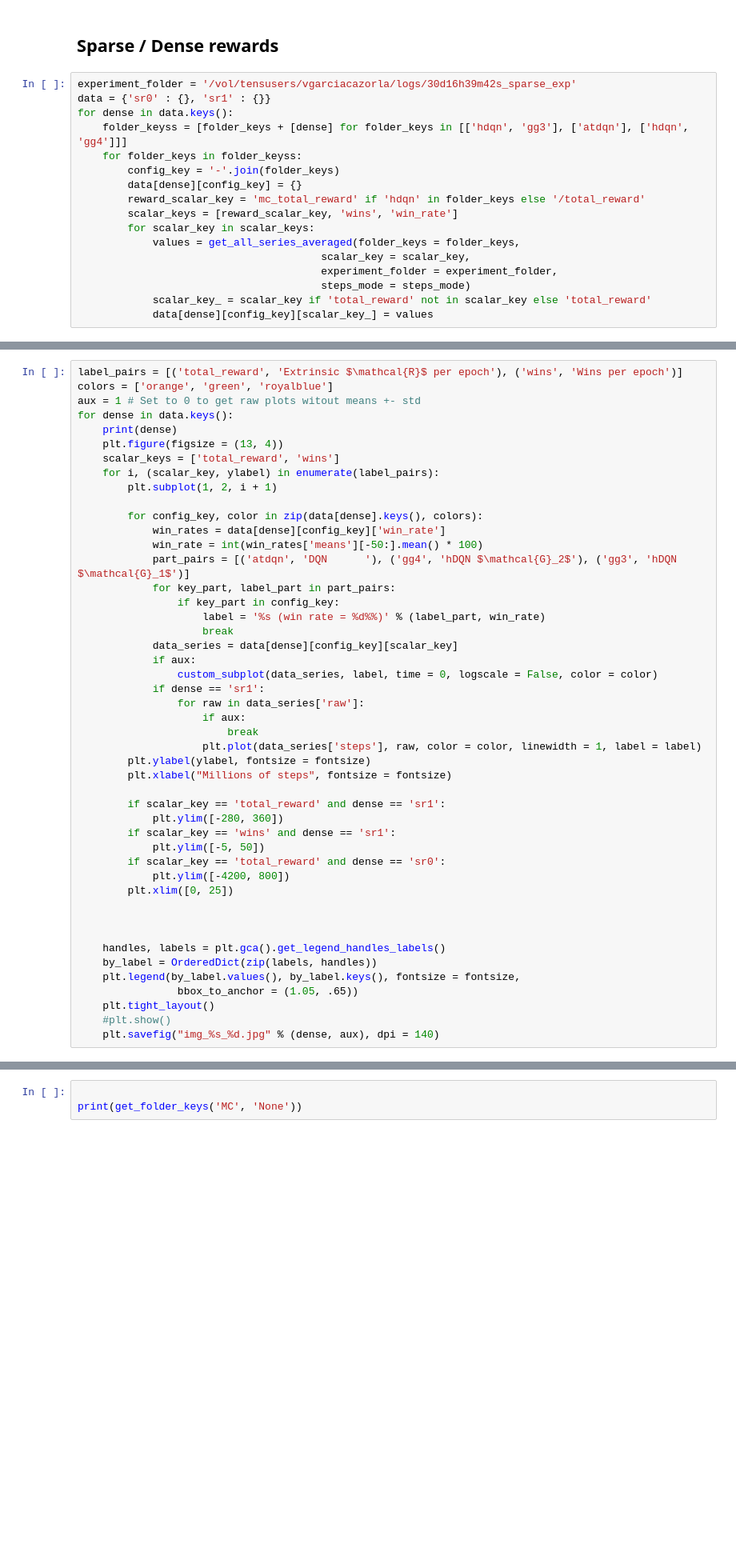
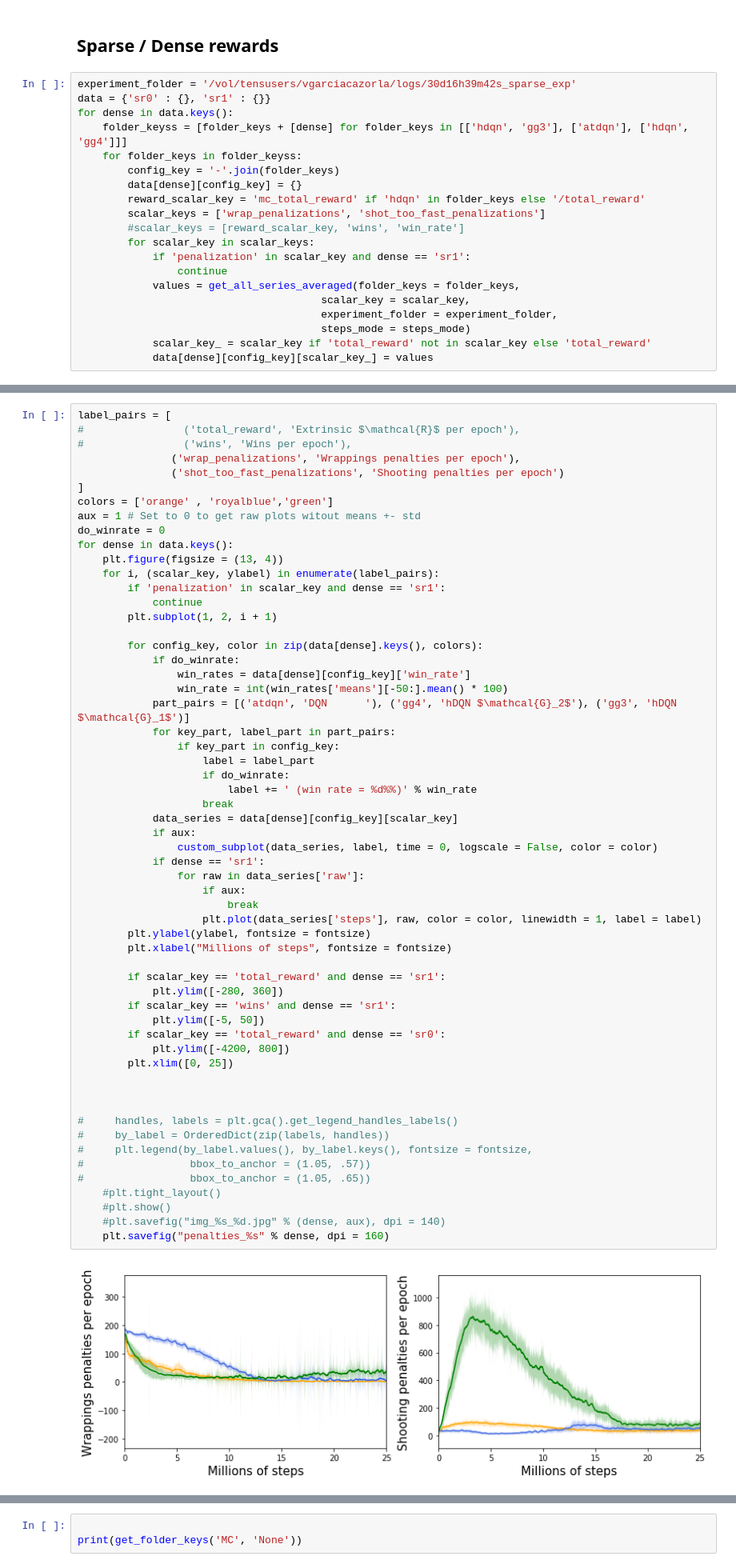
Before and after one commit to hipoglucido/Hierarchical-DRL-Tensorflow, a Jupyter notebook: plots.ipynb, the cells around one changed output, grey strips where cells are left out. Shown at 80% size. Cells and saved outputs as stored; diff of their text form; blank space fills up the shorter version.

Commit message:
More plots

```diff
--- a/plots.ipynb
+++ b/plots.ipynb
@@ -269,8 +276,11 @@ for dense in data.keys():
         config_key = '-'.join(folder_keys)
         data[dense][config_key] = {}
         reward_scalar_key = 'mc_total_reward' if 'hdqn' in folder_keys else '/total_reward'
-        scalar_keys = [reward_scalar_key, 'wins', 'win_rate']
+        scalar_keys = ['wrap_penalizations', 'shot_too_fast_penalizations']
+        #scalar_keys = [reward_scalar_key, 'wins', 'win_rate']
         for scalar_key in scalar_keys:
+            if 'penalization' in scalar_key and dense == 'sr1':
+                continue
             values = get_all_series_averaged(folder_keys = folder_keys,
                                        scalar_key = scalar_key,
                                        experiment_folder = experiment_folder,
@@ -298,48 +308,60 @@ Searching for folder_keys='['hdqn', 'gg3', 'sr0']' in /vol/tensusers/vgarciacazo
 # %%
-label_pairs = [('total_reward', 'Extrinsic $\mathcal{R}$ per epoch'), ('wins', 'Wins per epoch')]
-colors = ['orange', 'green', 'royalblue']
+label_pairs = [
+#                ('total_reward', 'Extrinsic $\mathcal{R}$ per epoch'),
+#                ('wins', 'Wins per epoch'),
+               ('wrap_penalizations', 'Wrappings penalties per epoch'),
+               ('shot_too_fast_penalizations', 'Shooting penalties per epoch')
+]
+colors = ['orange' , 'royalblue','green']
 aux = 1 # Set to 0 to get raw plots witout means +- std
+do_winrate = 0
 for dense in data.keys():
-    print(dense)
     plt.figure(figsize = (13, 4))
-    scalar_keys = ['total_reward', 'wins']
     for i, (scalar_key, ylabel) in enumerate(label_pairs):
+        if 'penalization' in scalar_key and dense == 'sr1':
+            continue
         plt.subplot(1, 2, i + 1)
 
         for config_key, color in zip(data[dense].keys(), colors):
-            win_rates = data[dense][config_key]['win_rate']
-            win_rate = int(win_rates['means'][-50:].mean() * 100)
+            if do_winrate:
+                win_rates = data[dense][config_key]['win_rate']
+                win_rate = int(win_rates['means'][-50:].mean() * 100)
             part_pairs = [('atdqn', 'DQN      '), ('gg4', 'hDQN $\mathcal{G}_2$'), ('gg3', 'hDQN $\mathcal{G}_1$')]
             for key_part, label_part in part_pairs:
                 if key_part in config_key:
-                    label = '%s (win rate = %d%%)' % (label_part, win_rate)
+                    label = label_part
+                    if do_winrate:
+                        label += ' (win rate = %d%%)' % win_rate
                     break
             data_series = data[dense][config_key][scalar_key]
             if aux:
                 custom_subplot(data_series, label, time = 0, logscale = False, color = color)
             if dense == 'sr1':
                 for raw in data_series['raw']:
                     if aux:
                         break
                     plt.plot(data_series['steps'], raw, color = color, linewidth = 1, label = label)
         plt.ylabel(ylabel, fontsize = fontsize)
         plt.xlabel("Millions of steps", fontsize = fontsize)
 
         if scalar_key == 'total_reward' and dense == 'sr1':
             plt.ylim([-280, 360])
         if scalar_key == 'wins' and dense == 'sr1':
             plt.ylim([-5, 50])
         if scalar_key == 'total_reward' and dense == 'sr0':
             plt.ylim([-4200, 800])
         plt.xlim([0, 25])
 
 
 
-    handles, labels = plt.gca().get_legend_handles_labels()
-    by_label = OrderedDict(zip(labels, handles))
-    plt.legend(by_label.values(), by_label.keys(), fontsize = fontsize,
-                bbox_to_anchor = (1.05, .65))
-    plt.tight_layout()
+#     handles, labels = plt.gca().get_legend_handles_labels()
+#     by_label = OrderedDict(zip(labels, handles))
+#     plt.legend(by_label.values(), by_label.keys(), fontsize = fontsize,
+#                 bbox_to_anchor = (1.05, .57))
+#                 bbox_to_anchor = (1.05, .65))
+    #plt.tight_layout()
     #plt.show()
-    plt.savefig("img_%s_%d.jpg" % (dense, aux), dpi = 140)
+    #plt.savefig("img_%s_%d.jpg" % (dense, aux), dpi = 140)
+    plt.savefig("penalties_%s" % dense, dpi = 160)
 # %% [output]
+[figure, new version]
```
Also changed, not shown: parts of 14 cells of this notebook.
